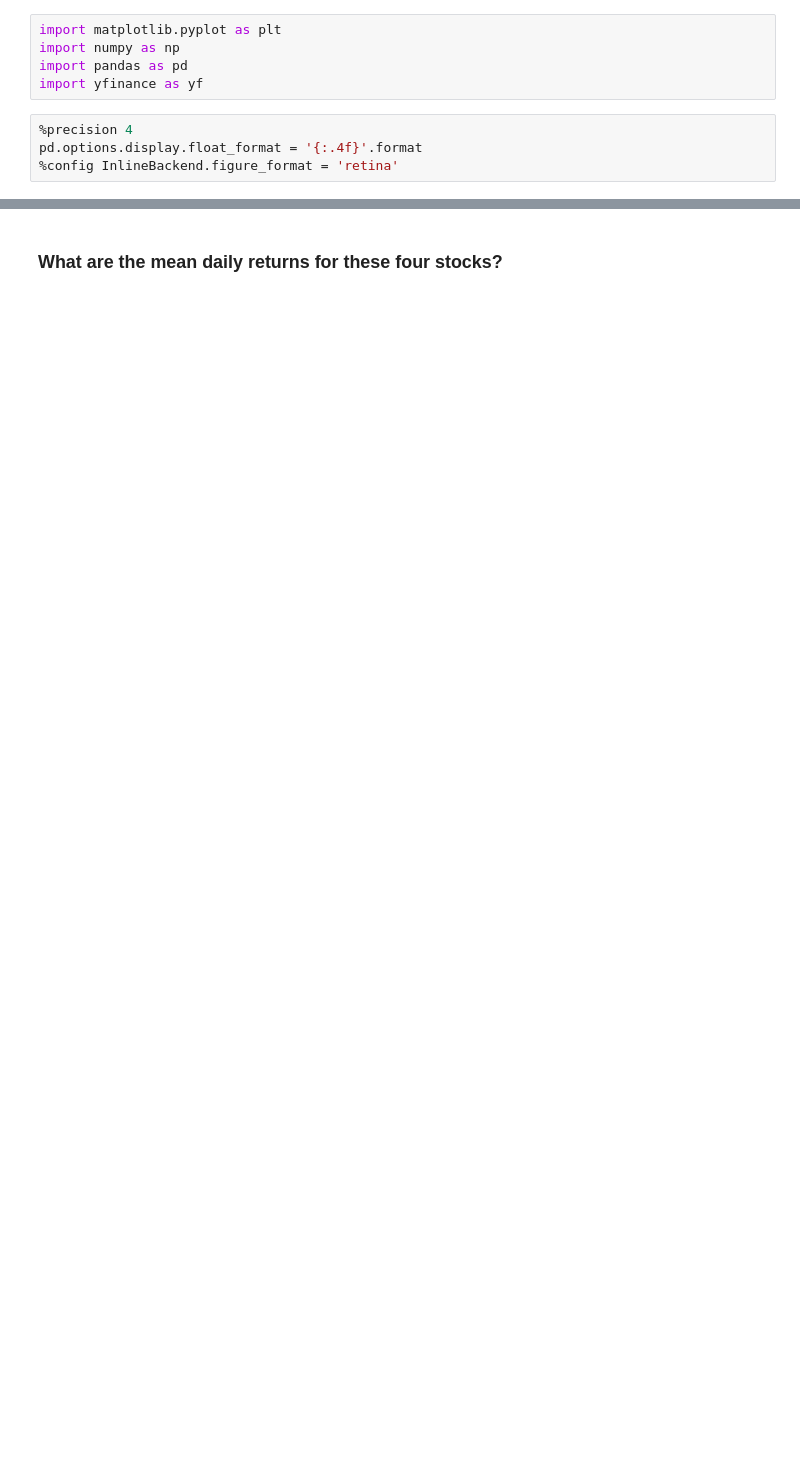
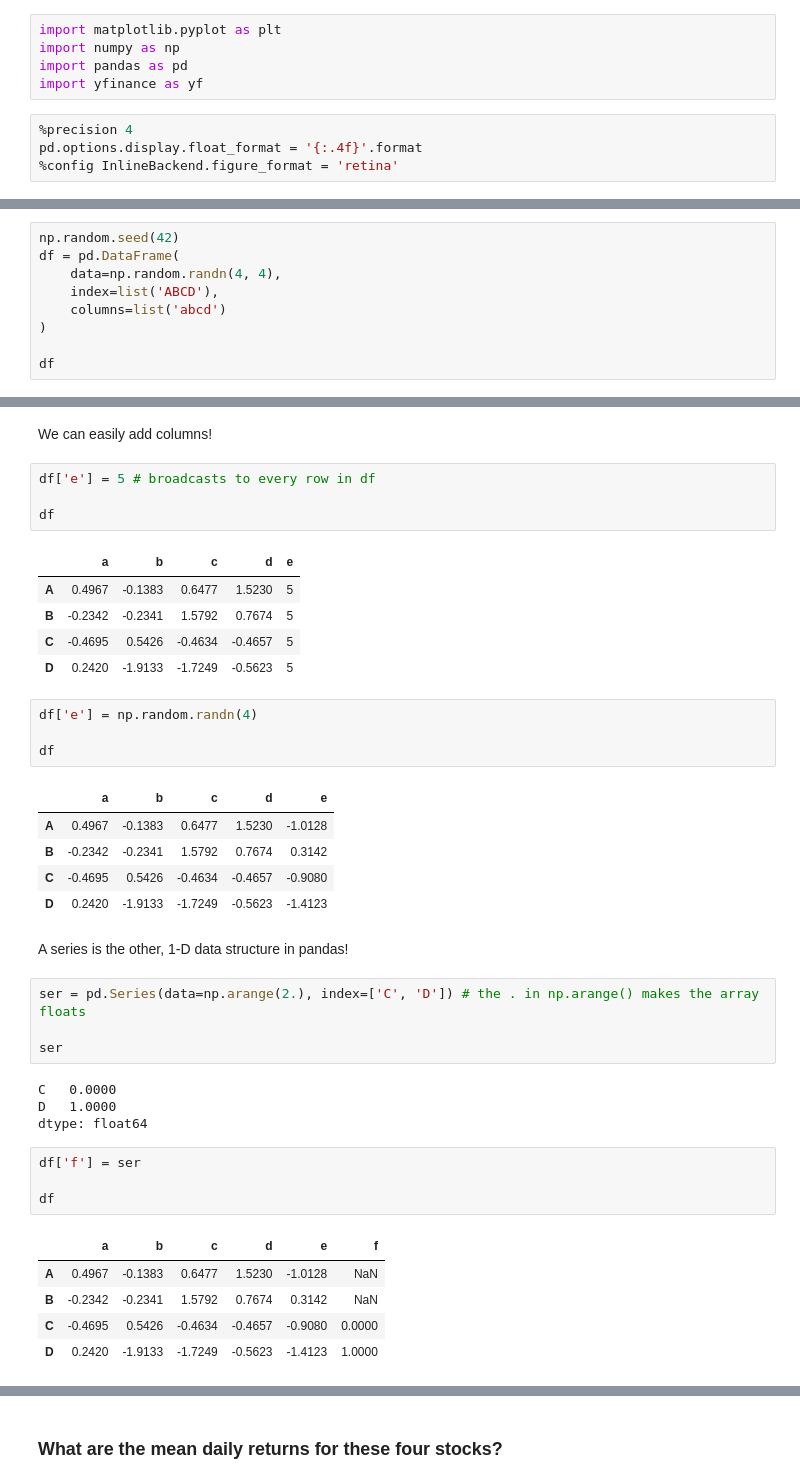
Before and after one commit to richard-herron/fina-6333-2024-spring, a Jupyter notebook: Notebooks/mckinney_05_practice_03.ipynb, the cells around one changed output, grey strips where cells are left out. Cells and saved outputs as stored; diff of their text form; blank space fills up the shorter version.

```diff
--- a/Notebooks/mckinney_05_practice_03.ipynb
+++ b/Notebooks/mckinney_05_practice_03.ipynb
@@ -36,0 +24,9 @@ returns
+# %%
+np.random.seed(42)
+df = pd.DataFrame(
+    data=np.random.randn(4, 4),
+    index=list('ABCD'),
+    columns=list('abcd')
+)
+
+df
@@ -36,0 +59,42 @@ returns
+# %% [markdown]
+We can easily add columns!
+# %%
+df['e'] = 5 # broadcasts to every row in df
+
+df
+# %% [output]
+|  | a | b | c | d | e |
+| A | 0.4967 | -0.1383 | 0.6477 | 1.5230 | 5 |
+| B | -0.2342 | -0.2341 | 1.5792 | 0.7674 | 5 |
+| C | -0.4695 | 0.5426 | -0.4634 | -0.4657 | 5 |
+| D | 0.2420 | -1.9133 | -1.7249 | -0.5623 | 5 |
+# %%
+df['e'] = np.random.randn(4)
+
+df
+# %% [output]
+|  | a | b | c | d | e |
+| A | 0.4967 | -0.1383 | 0.6477 | 1.5230 | -1.0128 |
+| B | -0.2342 | -0.2341 | 1.5792 | 0.7674 | 0.3142 |
+| C | -0.4695 | 0.5426 | -0.4634 | -0.4657 | -0.9080 |
+| D | 0.2420 | -1.9133 | -1.7249 | -0.5623 | -1.4123 |
+# %% [markdown]
+A series is the other, 1-D data structure in pandas!
+# %%
+ser = pd.Series(data=np.arange(2.), index=['C', 'D']) # the . in np.arange() makes the array floats
+
+ser
+# %% [output]
+C   0.0000
+D   1.0000
+dtype: float64
+# %%
+df['f'] = ser
+
+df
+# %% [output]
+|  | a | b | c | d | e | f |
+| A | 0.4967 | -0.1383 | 0.6477 | 1.5230 | -1.0128 | NaN |
+| B | -0.2342 | -0.2341 | 1.5792 | 0.7674 | 0.3142 | NaN |
+| C | -0.4695 | 0.5426 | -0.4634 | -0.4657 | -0.9080 | 0.0000 |
+| D | 0.2420 | -1.9133 | -1.7249 | -0.5623 | -1.4123 | 1.0000 |
```
Also changed, not shown: parts of 22 cells of this notebook, 9 other files.
